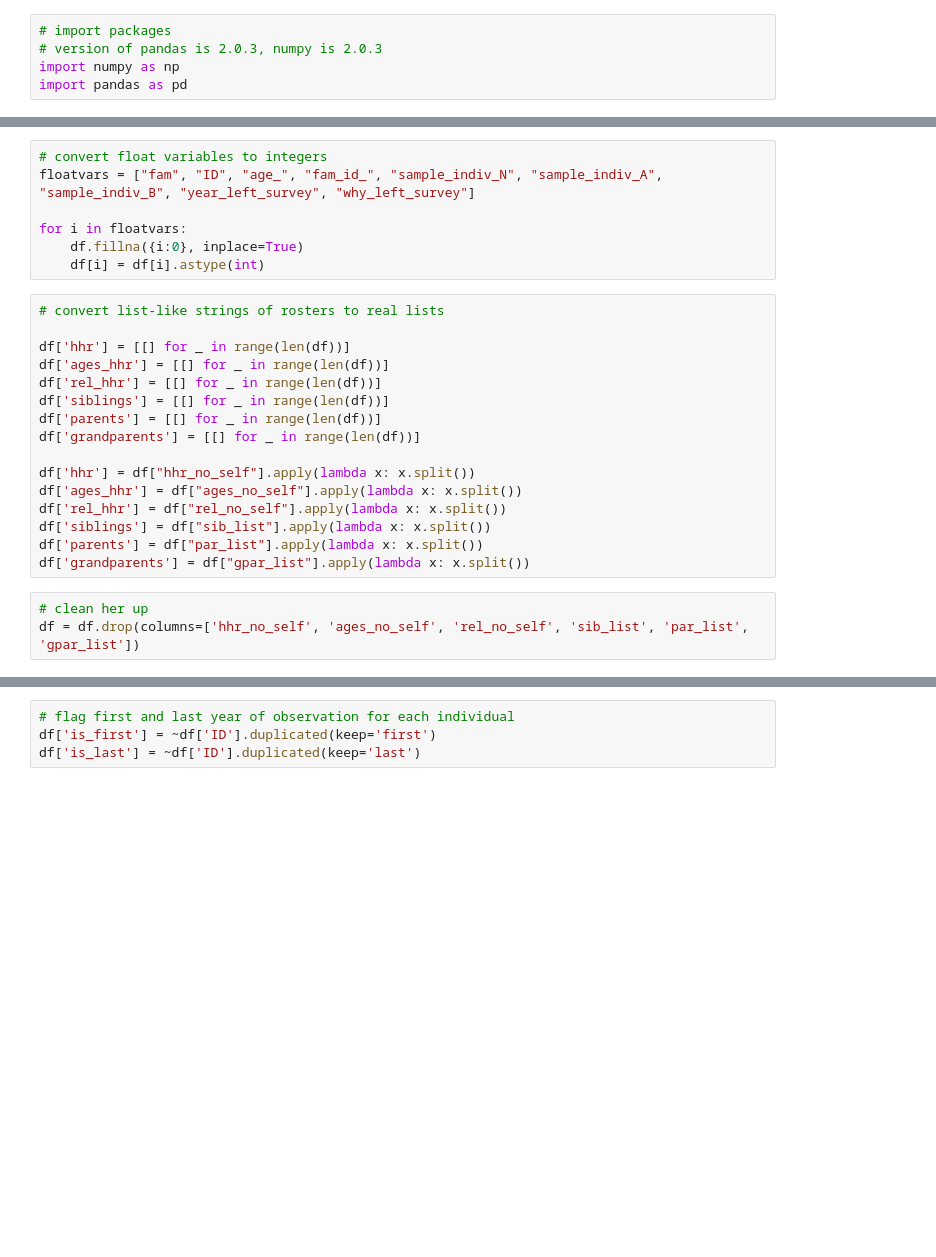
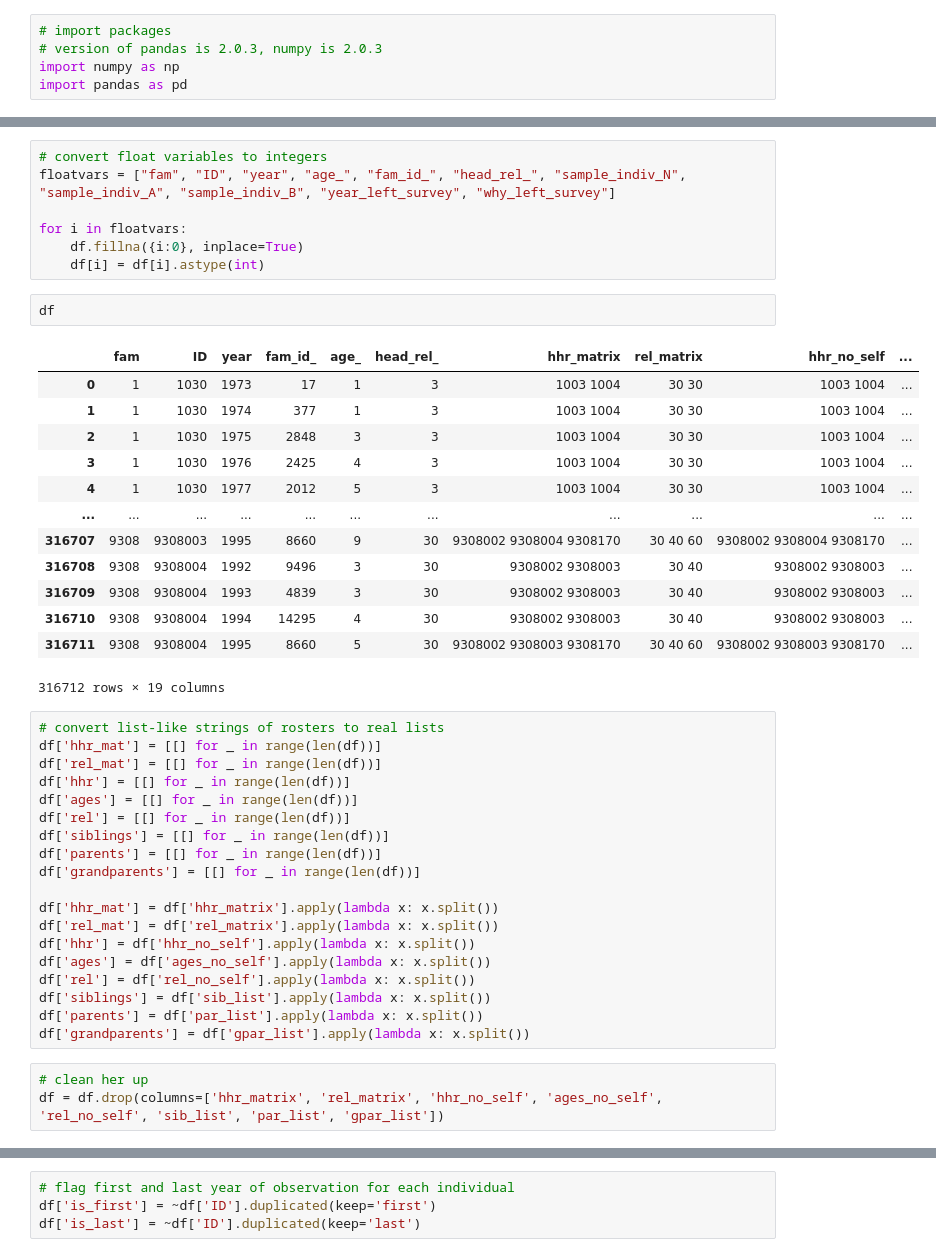
Before and after one commit to sarahs-house/psid, a Jupyter notebook: _scripts/_hhr.ipynb, the cells around one changed output, grey strips where cells are left out. Saved outputs shown, nothing was run; the diff lists cells and outputs as text; blank space fills up the shorter version.

```diff
--- a/_scripts/_hhr.ipynb
+++ b/_scripts/_hhr.ipynb
@@ -29,29 +45,48 @@ df = pd.read_stata(output + "/_psid_long_lean.dta", convert_categoricals=False)
 # %%
 # convert float variables to integers
-floatvars = ["fam", "ID", "age_", "fam_id_", "sample_indiv_N", "sample_indiv_A", "sample_indiv_B", "year_left_survey", "why_left_survey"]
+floatvars = ["fam", "ID", "year", "age_", "fam_id_", "head_rel_", "sample_indiv_N", "sample_indiv_A", "sample_indiv_B", "year_left_survey", "why_left_survey"]
 
 for i in floatvars:
     df.fillna({i:0}, inplace=True)
     df[i] = df[i].astype(int)
+# %%
+df
+# %% [output]
+|  | fam | ID | year | fam_id_ | age_ | head_rel_ | hhr_matrix | rel_matrix | hhr_no_self | ... |
+| 0 | 1 | 1030 | 1973 | 17 | 1 | 3 | 1003 1004 | 30 30 | 1003 1004 | ... |
+| 1 | 1 | 1030 | 1974 | 377 | 1 | 3 | 1003 1004 | 30 30 | 1003 1004 | ... |
+| 2 | 1 | 1030 | 1975 | 2848 | 3 | 3 | 1003 1004 | 30 30 | 1003 1004 | ... |
+| 3 | 1 | 1030 | 1976 | 2425 | 4 | 3 | 1003 1004 | 30 30 | 1003 1004 | ... |
+| 4 | 1 | 1030 | 1977 | 2012 | 5 | 3 | 1003 1004 | 30 30 | 1003 1004 | ... |
+| ... | ... | ... | ... | ... | ... | ... | ... | ... | ... | ... |
+| 316707 | 9308 | 9308003 | 1995 | 8660 | 9 | 30 | 9308002 9308004 9308170 | 30 40 60 | 9308002 9308004 9308170 | ... |
+| 316708 | 9308 | 9308004 | 1992 | 9496 | 3 | 30 | 9308002 9308003 | 30 40 | 9308002 9308003 | ... |
+| 316709 | 9308 | 9308004 | 1993 | 4839 | 3 | 30 | 9308002 9308003 | 30 40 | 9308002 9308003 | ... |
+| 316710 | 9308 | 9308004 | 1994 | 14295 | 4 | 30 | 9308002 9308003 | 30 40 | 9308002 9308003 | ... |
+| 316711 | 9308 | 9308004 | 1995 | 8660 | 5 | 30 | 9308002 9308003 9308170 | 30 40 60 | 9308002 9308003 9308170 | ... |
+316712 rows × 19 columns
 # %%
 # convert list-like strings of rosters to real lists
-
+df['hhr_mat'] = [[] for _ in range(len(df))]
+df['rel_mat'] = [[] for _ in range(len(df))]
 df['hhr'] = [[] for _ in range(len(df))]
-df['ages_hhr'] = [[] for _ in range(len(df))]
-df['rel_hhr'] = [[] for _ in range(len(df))]
+df['ages'] = [[] for _ in range(len(df))]
+df['rel'] = [[] for _ in range(len(df))]
 df['siblings'] = [[] for _ in range(len(df))]
 df['parents'] = [[] for _ in range(len(df))]
 df['grandparents'] = [[] for _ in range(len(df))]
 
-df['hhr'] = df["hhr_no_self"].apply(lambda x: x.split())
-df['ages_hhr'] = df["ages_no_self"].apply(lambda x: x.split())
-df['rel_hhr'] = df["rel_no_self"].apply(lambda x: x.split())
-df['siblings'] = df["sib_list"].apply(lambda x: x.split())
-df['parents'] = df["par_list"].apply(lambda x: x.split())
-df['grandparents'] = df["gpar_list"].apply(lambda x: x.split())
+df['hhr_mat'] = df['hhr_matrix'].apply(lambda x: x.split())
+df['rel_mat'] = df['rel_matrix'].apply(lambda x: x.split())
+df['hhr'] = df['hhr_no_self'].apply(lambda x: x.split())
+df['ages'] = df['ages_no_self'].apply(lambda x: x.split())
+df['rel'] = df['rel_no_self'].apply(lambda x: x.split())
+df['siblings'] = df['sib_list'].apply(lambda x: x.split())
+df['parents'] = df['par_list'].apply(lambda x: x.split())
+df['grandparents'] = df['gpar_list'].apply(lambda x: x.split())
 # %%
 # clean her up
-df = df.drop(columns=['hhr_no_self', 'ages_no_self', 'rel_no_self', 'sib_list', 'par_list', 'gpar_list'])
+df = df.drop(columns=['hhr_matrix', 'rel_matrix', 'hhr_no_self', 'ages_no_self', 'rel_no_self', 'sib_list', 'par_list', 'gpar_list'])
 # %%
 df.head()
 # %% [output]
```
Also changed, not shown: parts of 14 cells of this notebook, 1 other file.
